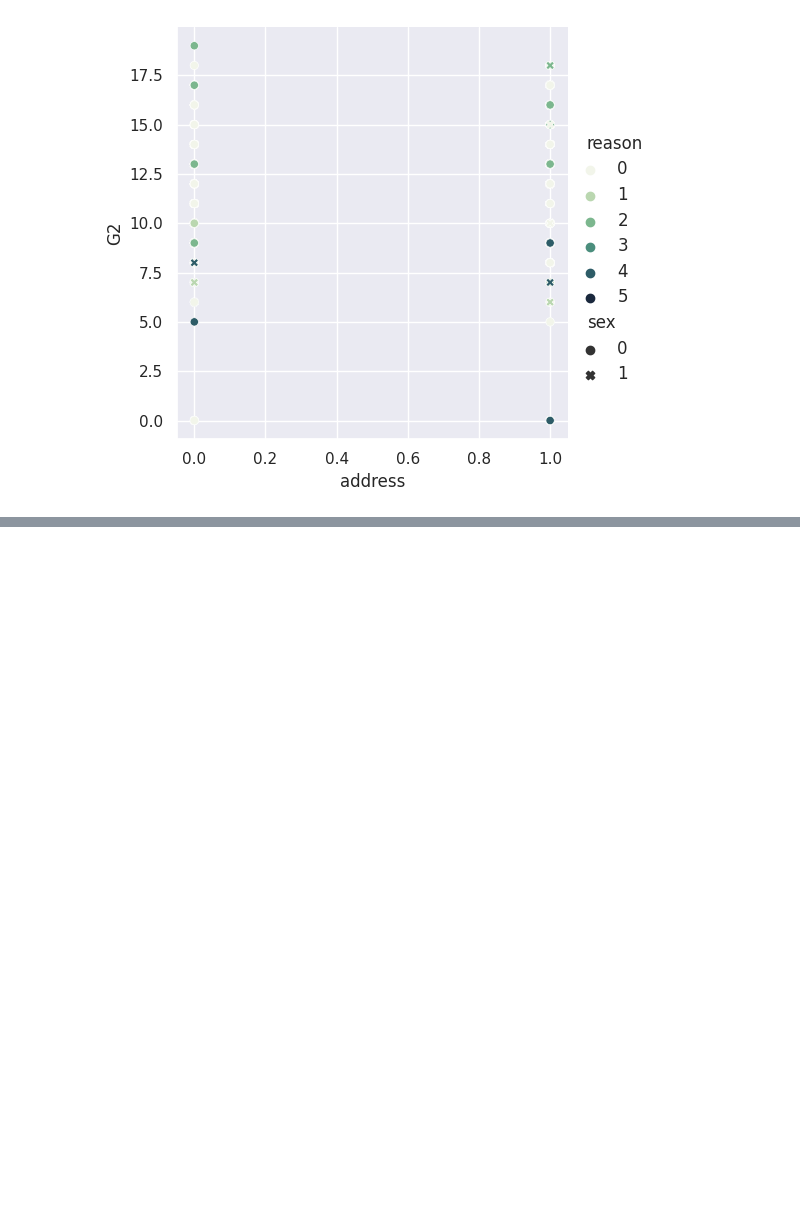
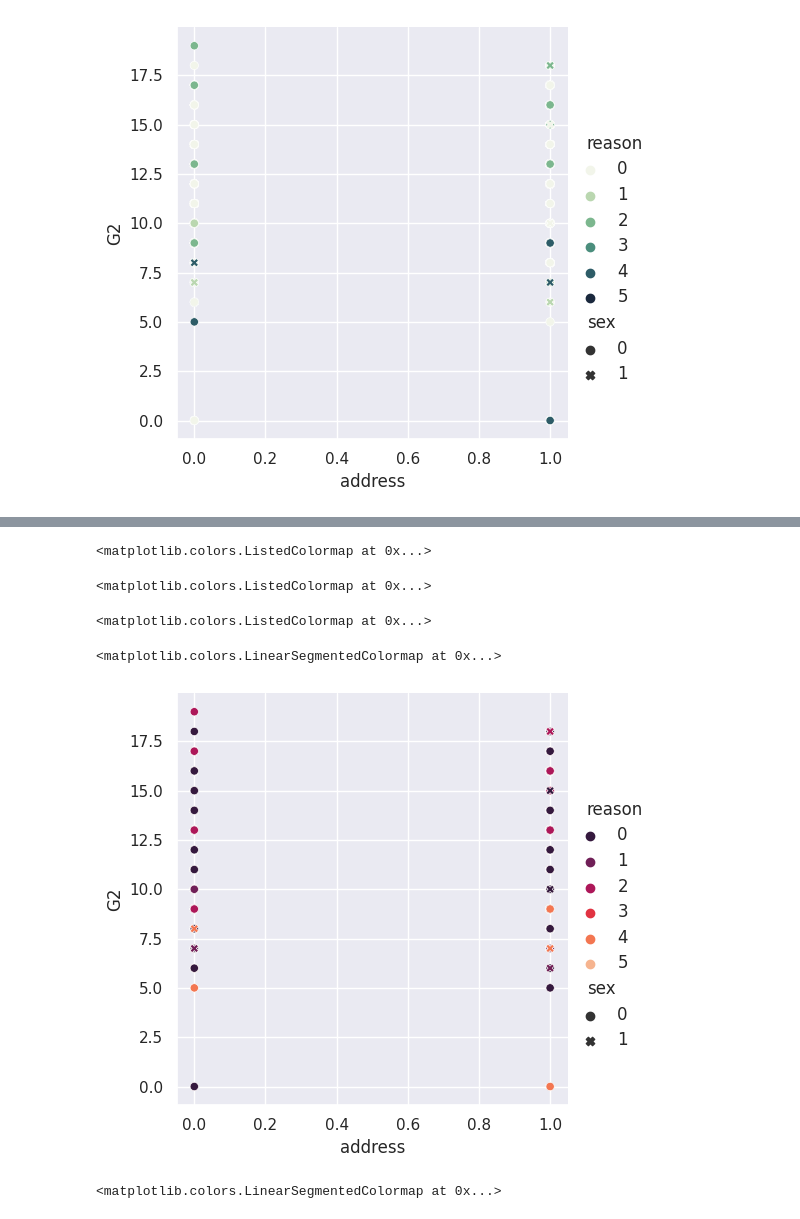
Before and after one commit to RedBatProject/Sea-Born, a Jupyter notebook: SeaBorn.ipynb, the cells around one changed output, grey strips where cells are left out. Saved outputs shown, nothing was run; the diff lists cells and outputs as text; code cells hidden in the pictures; blank space fills up the shorter version.

```diff
--- a/SeaBorn.ipynb
+++ b/SeaBorn.ipynb
@@ -215,0 +259,28 @@ sns.relplot(x="timepoint", y="signal", hue="event", style="event",
+# %%
+sns.color_palette("rocket", as_cmap=True)
+# %% [output]
+<matplotlib.colors.ListedColormap at 0x...>
+# %%
+sns.color_palette("mako", as_cmap=True)
+# %% [output]
+<matplotlib.colors.ListedColormap at 0x...>
+# %%
+sns.color_palette("viridis", as_cmap=True)
+# %% [output]
+<matplotlib.colors.ListedColormap at 0x...>
+# %%
+sns.color_palette("cubehelix", as_cmap=True)
+# %% [output]
+<matplotlib.colors.LinearSegmentedColormap at 0x...>
+# %%
+# sns.set(rc={"figure.dpi":200, 'savefig.dpi':1600})
+palette=sns.color_palette("rocket")
+# sns.color_palette("cubehelix", as_cmap=True)
+sns.relplot(x="address", y="G2",hue='reason',palette=palette,style='sex', data=data);
+# plt.savefig('/content/j.jpg')
+# %% [output]
+[figure, added]
+# %%
+sns.color_palette("cubehelix", as_cmap=True)
+# %% [output]
+<matplotlib.colors.LinearSegmentedColormap at 0x...>
```
Also changed, not shown: parts of 40 cells of this notebook.
